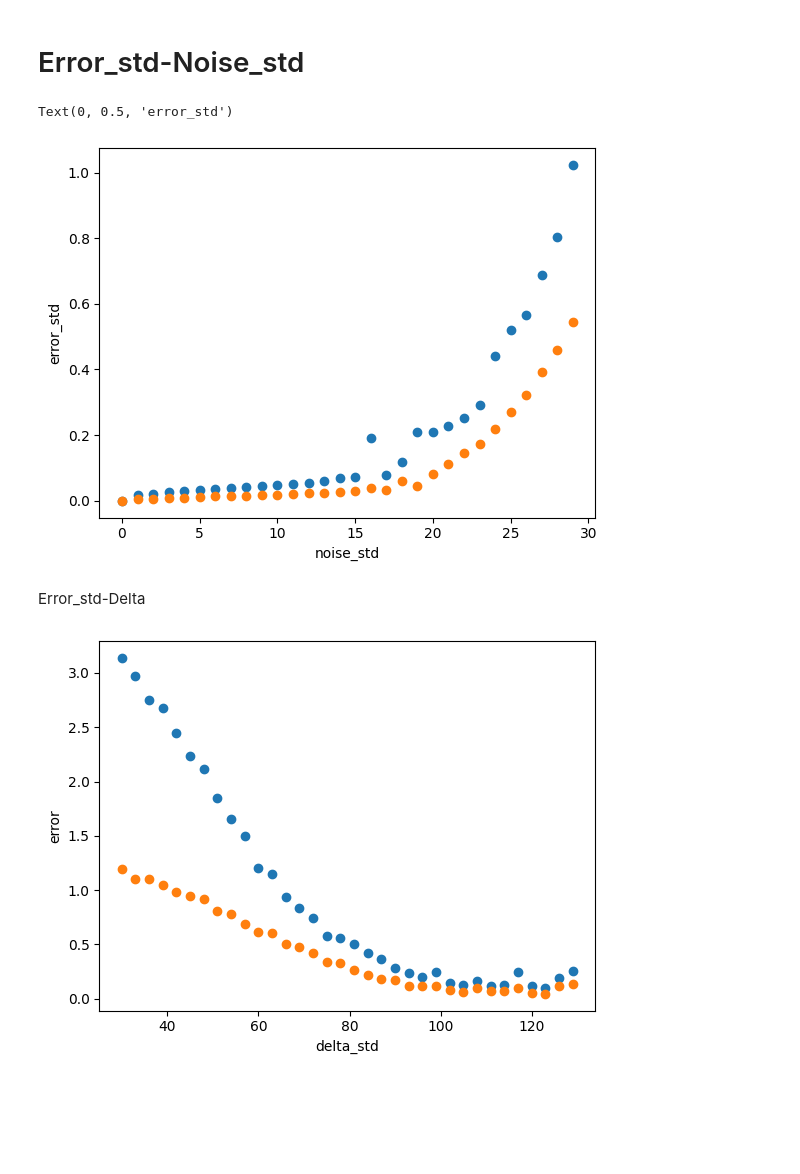
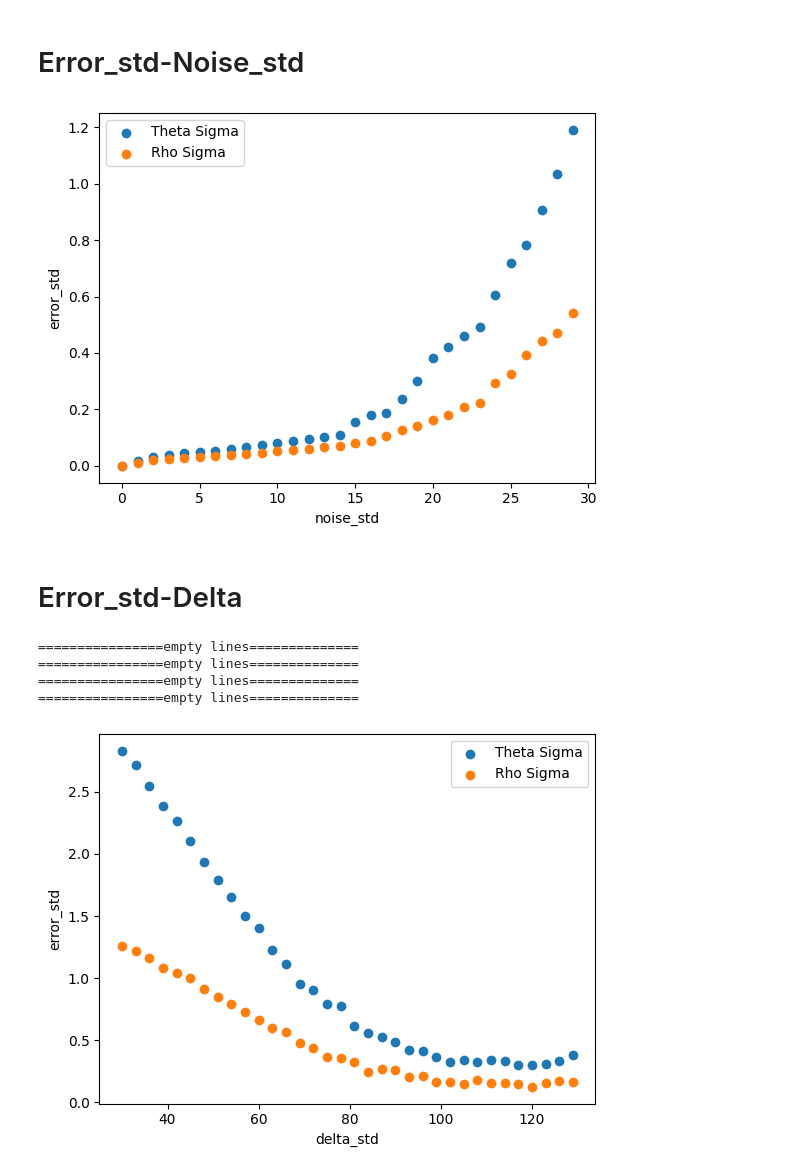
Before and after one commit to yang-jiaye/LSDErrorModel, a Jupyter notebook: ErrorSigma.ipynb, the cells around one changed output. Saved outputs shown, nothing was run; the diff lists cells and outputs as text; code cells hidden in the pictures; blank space fills up the shorter version.

```diff
--- a/ErrorSigma.ipynb
+++ b/ErrorSigma.ipynb
@@ -2,7 +2,7 @@
 import cv2
 import numpy as np
 import matplotlib.pyplot as plt
-import sys
+import sys, os
 
 height = 64
 width = 64
@@ -29,18 +29,24 @@ def simulateSigma(image0, noise_std, low, high, iterNum = 2000, draw = False):
     height, width = image0.shape
     bound = int(width / 2)
 
-    thetaT = 45
-    rhoT = height/np.sqrt(2)-0.5
+    # thetaT = 45
+    # rhoT = height/np.sqrt(2)-0.5
 
-    for i in range(0, height):
-        image0[i, 0: height-i] = low
-        image0[i, height-i : height] = high
+    # for i in range(0, height):
+    #     image0[i, 0: height-i] = low
+    #     image0[i, height-i : height] = high
+
+    image0[0:bound, :] = high
+    image0[bound:, :] = low
+
+    thetaT = 0
+    rhoT = 31.5
 
     lsd = cv2.createLineSegmentDetector(0)
     thetaList = []
     rhoList = []
 
-    for _ in range(0, 1000):
+    for _ in range(0, iterNum):
         image = image0 + np.round(np.random.normal(0, noise_std, image0.shape)).astype(int)
         image = np.uint8(image)
 
@@ -89,6 +95,9 @@ start = 0
 end = 30
 noiseList = range(0, 30)
 
+# 检查当前文件夹中是否存在Results路径
+if not os.path.exists("Results"):
+    os.makedirs("Results")
 
 for noise in noiseList:
     # print(f"===========noise {noise}==========")
@@ -96,38 +105,63 @@ for noise in noiseList:
     thetaSigmaList.append(thetaSigma)
     rhoSigmaList.append(rhoSigma)
 
+# 将三个list转换为NumPy数组
+noiseList = np.array(noiseList)
+thetaSigmaList = np.array(thetaSigmaList)
+rhoSigmaList = np.array(rhoSigmaList)
+
+# 保存为.npy文件
+np.save(f'Results/Noise_start{start}_end{end}_high{high}_low{low}.npy', [noiseList, thetaSigmaList, rhoSigmaList])
+
 plt.figure()
-plt.scatter(noiseList, thetaSigmaList)
-plt.scatter(noiseList, rhoSigmaList)
+plt.scatter(noiseList, thetaSigmaList, label='Theta Sigma')
+plt.scatter(noiseList, rhoSigmaList, label='Rho Sigma')
 plt.xlabel("noise_std")
 plt.ylabel("error_std")
+plt.legend()
 plt.savefig(f"Results/Noise_start{start}_end{end}_high{high}_low{low}.png")
 # %% [output]
-Text(0, 0.5, 'error_std')
-[figure, old version]
+[figure, new version]
-# %% [markdown]
-Error_std-Delta
+# %% [markdown]
+# Error_std-Delta
 # %%
 thetaSigmaList = []
 rhoSigmaList = []
 noise = 20
 low = 70
 start = 30
 end = 130
 step = 3
 deltaList = range(start, end, step)
 
+# 检查当前文件夹中是否存在Results路径
+if not os.path.exists("Results"):
+    os.makedirs("Results")
+
 for delta in deltaList:
     # print(f"===========delta {delta}==========")
-    thetaSigma, rhoSigma = simulateSigma(image0, noise, low, low + delta, iterNum=5000)
+    thetaSigma, rhoSigma = simulateSigma(image0, noise, low, low + delta, iterNum=4000)
     thetaSigmaList.append(thetaSigma)
     rhoSigmaList.append(rhoSigma)
 
+# 将三个list转换为NumPy数组
+deltaList = np.array(deltaList)
+thetaSigmaList = np.array(thetaSigmaList)
+rhoSigmaList = np.array(rhoSigmaList)
+
+# 保存为.npy文件
+np.save(f'Results/Delta_start{start}_end{end}_noise{noise}_low{low}.npy', [deltaList, thetaSigmaList, rhoSigmaList])
+
 plt.figure()
-plt.scatter(deltaList, thetaSigmaList)
-plt.scatter(deltaList, rhoSigmaList)
+plt.scatter(deltaList, thetaSigmaList, label='Theta Sigma')
+plt.scatter(deltaList, rhoSigmaList, label='Rho Sigma')
 plt.xlabel("delta_std")
-plt.ylabel("error")
+plt.ylabel("error_std")
+plt.legend()
 plt.savefig(f"Results/Delta_start{start}_end{end}_noise{noise}_low{low}.png")
 # %% [output]
+================empty lines==============
+================empty lines==============
+================empty lines==============
+================empty lines==============
-[figure, old version]
+[figure, new version]
```
Also changed, not shown: parts of 2 cells of this notebook, 3 other files.
